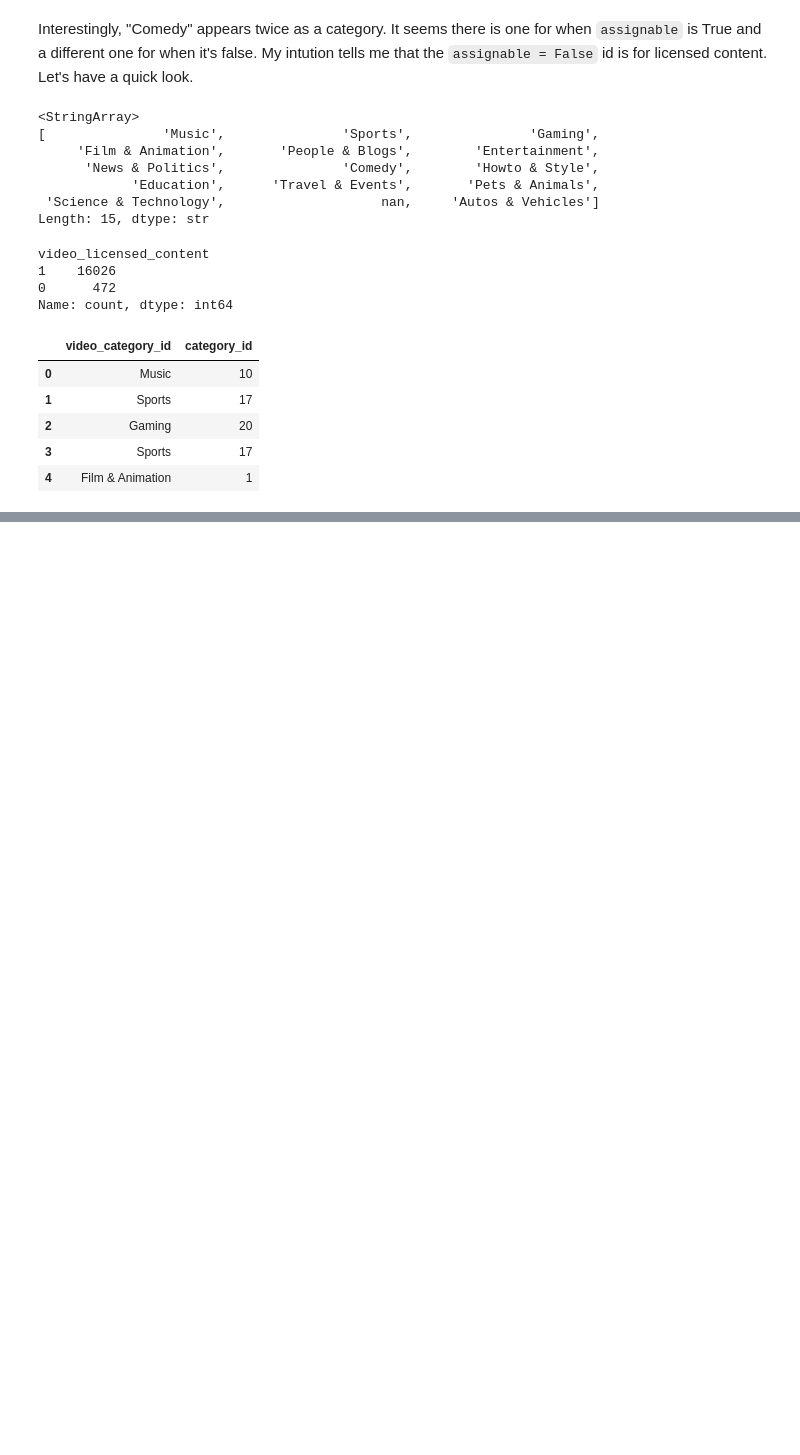
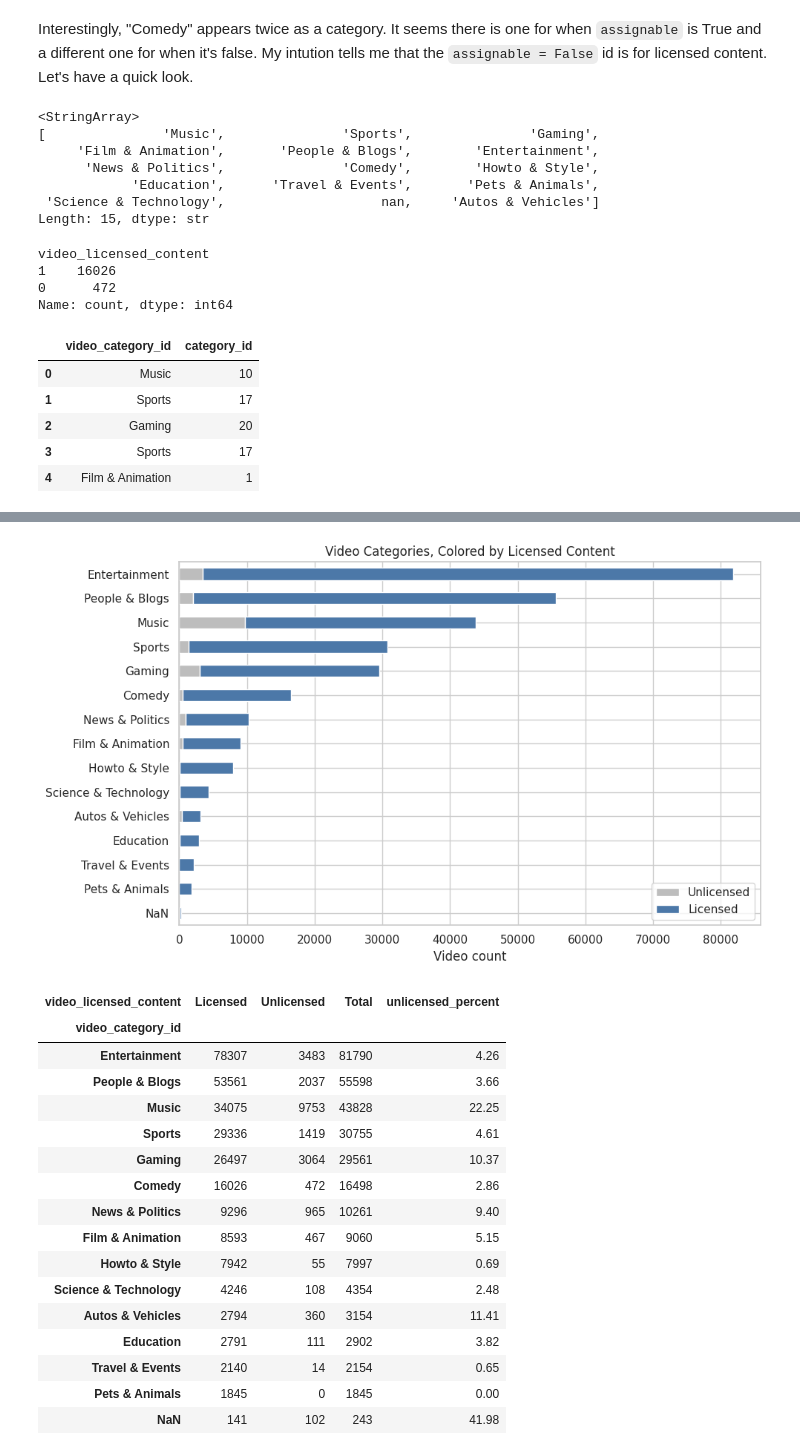
Before and after one commit to carlosfrancose/SpringboardCapstone2, a Jupyter notebook: notebooks/capstone_two.ipynb, the cells around one changed output, grey strips where cells are left out. Drawn from its saved outputs; the diff is of its cells as text; code cells hidden in the pictures; blank space fills up the shorter version.

```diff
--- a/notebooks/capstone_two.ipynb
+++ b/notebooks/capstone_two.ipynb
@@ -363,0 +405,55 @@ df.head()
+# %%
+
+category_labels = df["video_category_id"].fillna("NaN")
+
+category_license = pd.crosstab(
+    category_labels,
+    df["video_licensed_content"],
+)
+
+category_license = category_license.rename(columns={0: "Unlicensed", 1: "Licensed"})
+
+category_license = category_license[["Unlicensed", "Licensed"]]
+category_license["Total"] = category_license["Unlicensed"] + category_license["Licensed"]
+category_license["unlicensed_percent"] = (
+    category_license["Unlicensed"] / category_license["Total"] * 100
+)
+category_license = category_license.sort_values("Total")
+
+category_license[["Unlicensed", "Licensed"]].plot(
+    kind="barh",
+    stacked=True,
+    figsize=(10, 6),
+    color=["#bdbdbd", "#4c78a8"],
+)
+plt.xlabel("Video count")
+plt.ylabel("")
+plt.title("Video Categories, Colored by Licensed Content")
+plt.legend(title="")
+plt.tight_layout()
+plt.show()
+
+display(
+    category_license.sort_values("Total", ascending=False)
+    [["Licensed", "Unlicensed", "Total", "unlicensed_percent"]]
+    .round(2)
+)
+# %% [output]
+[figure, added]
+| video_licensed_content | Licensed | Unlicensed | Total | unlicensed_percent |
+| video_category_id |  |  |  |  |
+| Entertainment | 78307 | 3483 | 81790 | 4.26 |
+| People & Blogs | 53561 | 2037 | 55598 | 3.66 |
+| Music | 34075 | 9753 | 43828 | 22.25 |
+| Sports | 29336 | 1419 | 30755 | 4.61 |
+| Gaming | 26497 | 3064 | 29561 | 10.37 |
+| Comedy | 16026 | 472 | 16498 | 2.86 |
+| News & Politics | 9296 | 965 | 10261 | 9.40 |
+| Film & Animation | 8593 | 467 | 9060 | 5.15 |
+| Howto & Style | 7942 | 55 | 7997 | 0.69 |
+| Science & Technology | 4246 | 108 | 4354 | 2.48 |
+| Autos & Vehicles | 2794 | 360 | 3154 | 11.41 |
+| Education | 2791 | 111 | 2902 | 3.82 |
+| Travel & Events | 2140 | 14 | 2154 | 0.65 |
+| Pets & Animals | 1845 | 0 | 1845 | 0.00 |
+| NaN | 141 | 102 | 243 | 41.98 |
```
Also changed, not shown: parts of 21 cells of this notebook.
